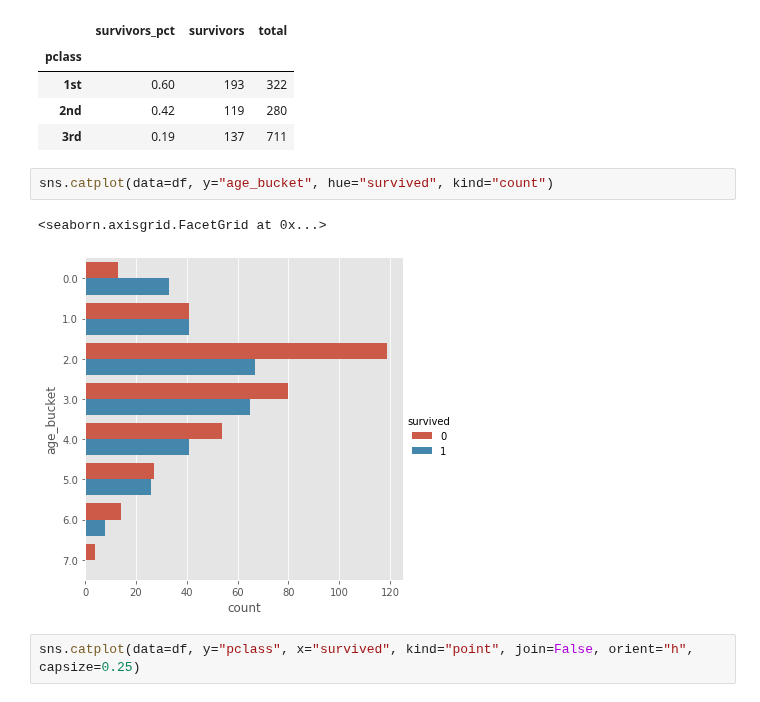
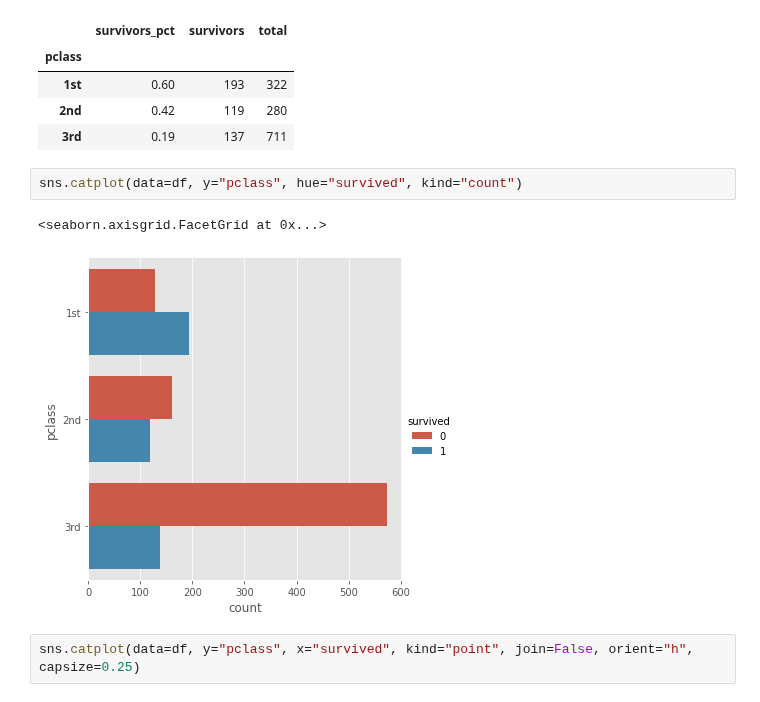
Before and after one commit to jaroslawr/jupyter-notebooks, a Jupyter notebook: dataset_titanic/dataset_titanic.ipynb, the cells around one changed output. Saved outputs shown, nothing was run; the diff lists cells and outputs as text.

Commit message:
[titanic] Fix "survivors by passenger class" chart.

```diff
--- a/dataset_titanic/dataset_titanic.ipynb
+++ b/dataset_titanic/dataset_titanic.ipynb
@@ -89,10 +89,10 @@ survivors_by_class
 | 2nd | 0.42 | 119 | 280 |
 | 3rd | 0.19 | 137 | 711 |
 # %%
-sns.catplot(data=df, y="age_bucket", hue="survived", kind="count")
+sns.catplot(data=df, y="pclass", hue="survived", kind="count")
 # %% [output]
 <seaborn.axisgrid.FacetGrid at 0x...>
-[figure, old version]
+[figure, new version]
 # %%
 sns.catplot(data=df, y="pclass", x="survived", kind="point", join=False, orient="h", capsize=0.25)
 # %% [output]
```
Also changed, not shown: 1 other file.
